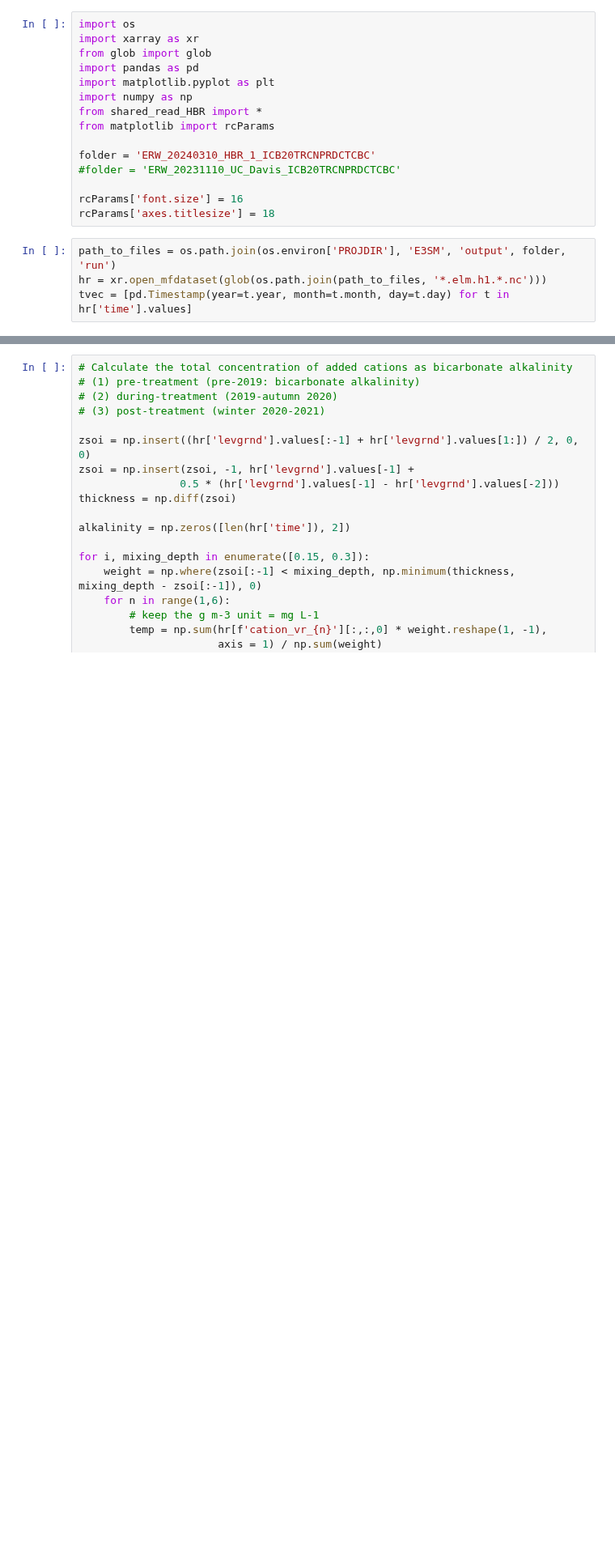
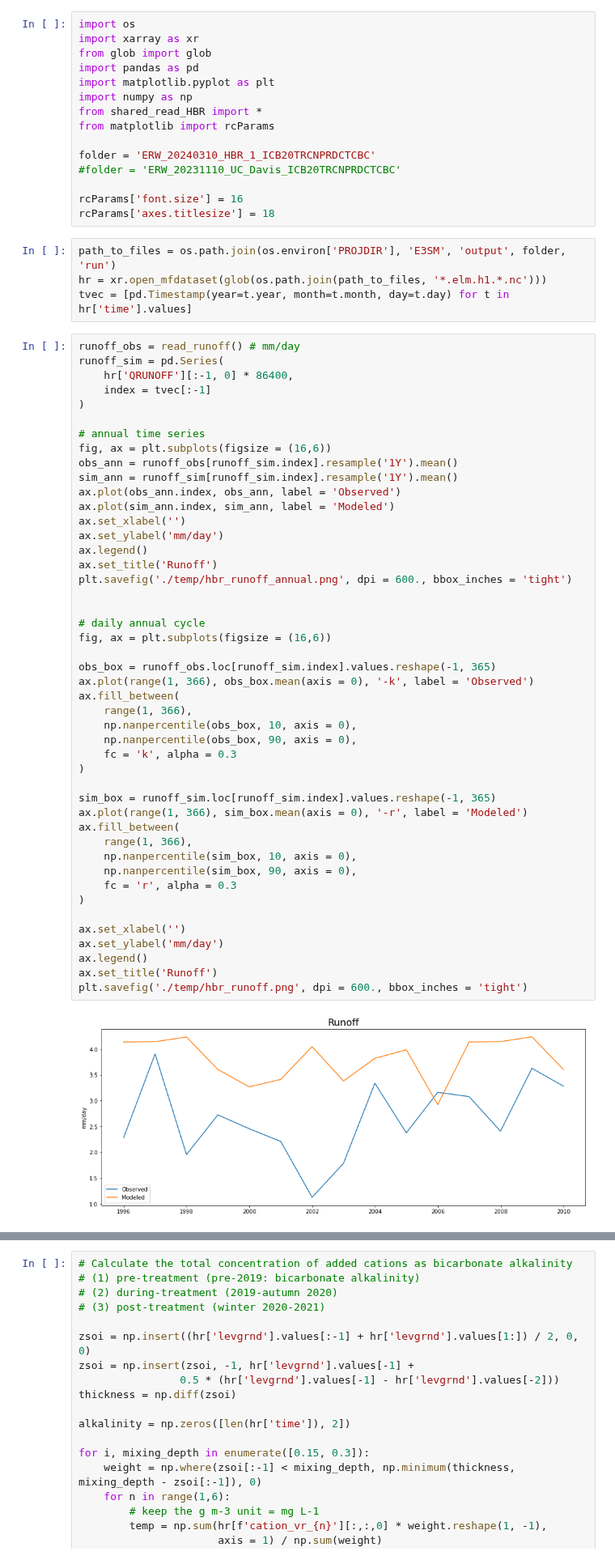
Before and after one commit to ypwong22/erw_scripts, a Jupyter notebook: plot_simulation_observation.ipynb, the cells around one changed output, grey strips where cells are left out. Shown at 81% size. Saved outputs shown, nothing was run; the diff lists cells and outputs as text; blank space fills up the shorter version.

```diff
--- a/plot_simulation_observation.ipynb
+++ b/plot_simulation_observation.ipynb
@@ -37,3 +19,51 @@ rcParams['axes.titlesize'] = 18
 path_to_files = os.path.join(os.environ['PROJDIR'], 'E3SM', 'output', folder, 'run')
 hr = xr.open_mfdataset(glob(os.path.join(path_to_files, '*.elm.h1.*.nc')))
 tvec = [pd.Timestamp(year=t.year, month=t.month, day=t.day) for t in hr['time'].values]
+# %%
+runoff_obs = read_runoff() # mm/day
+runoff_sim = pd.Series(
+    hr['QRUNOFF'][:-1, 0] * 86400,
+    index = tvec[:-1]
+)
+
+# annual time series
+fig, ax = plt.subplots(figsize = (16,6))
+obs_ann = runoff_obs[runoff_sim.index].resample('1Y').mean()
+sim_ann = runoff_sim[runoff_sim.index].resample('1Y').mean()
+ax.plot(obs_ann.index, obs_ann, label = 'Observed')
+ax.plot(sim_ann.index, sim_ann, label = 'Modeled')
+ax.set_xlabel('')
+ax.set_ylabel('mm/day')
+ax.legend()
+ax.set_title('Runoff')
+plt.savefig('./temp/hbr_runoff_annual.png', dpi = 600., bbox_inches = 'tight')
+
+
+# daily annual cycle
+fig, ax = plt.subplots(figsize = (16,6))
+
+obs_box = runoff_obs.loc[runoff_sim.index].values.reshape(-1, 365)
+ax.plot(range(1, 366), obs_box.mean(axis = 0), '-k', label = 'Observed')
+ax.fill_between(
+    range(1, 366),
+    np.nanpercentile(obs_box, 10, axis = 0),
+    np.nanpercentile(obs_box, 90, axis = 0),
+    fc = 'k', alpha = 0.3
+)
+
+sim_box = runoff_sim.loc[runoff_sim.index].values.reshape(-1, 365)
+ax.plot(range(1, 366), sim_box.mean(axis = 0), '-r', label = 'Modeled')
+ax.fill_between(
+    range(1, 366),
+    np.nanpercentile(sim_box, 10, axis = 0),
+    np.nanpercentile(sim_box, 90, axis = 0),
+    fc = 'r', alpha = 0.3
+)
+
+ax.set_xlabel('')
+ax.set_ylabel('mm/day')
+ax.legend()
+ax.set_title('Runoff')
+plt.savefig('./temp/hbr_runoff.png', dpi = 600., bbox_inches = 'tight')
+# %% [output]
+[figure, added]
```
Also changed, not shown: parts of 6 cells of this notebook, 7 other files.
